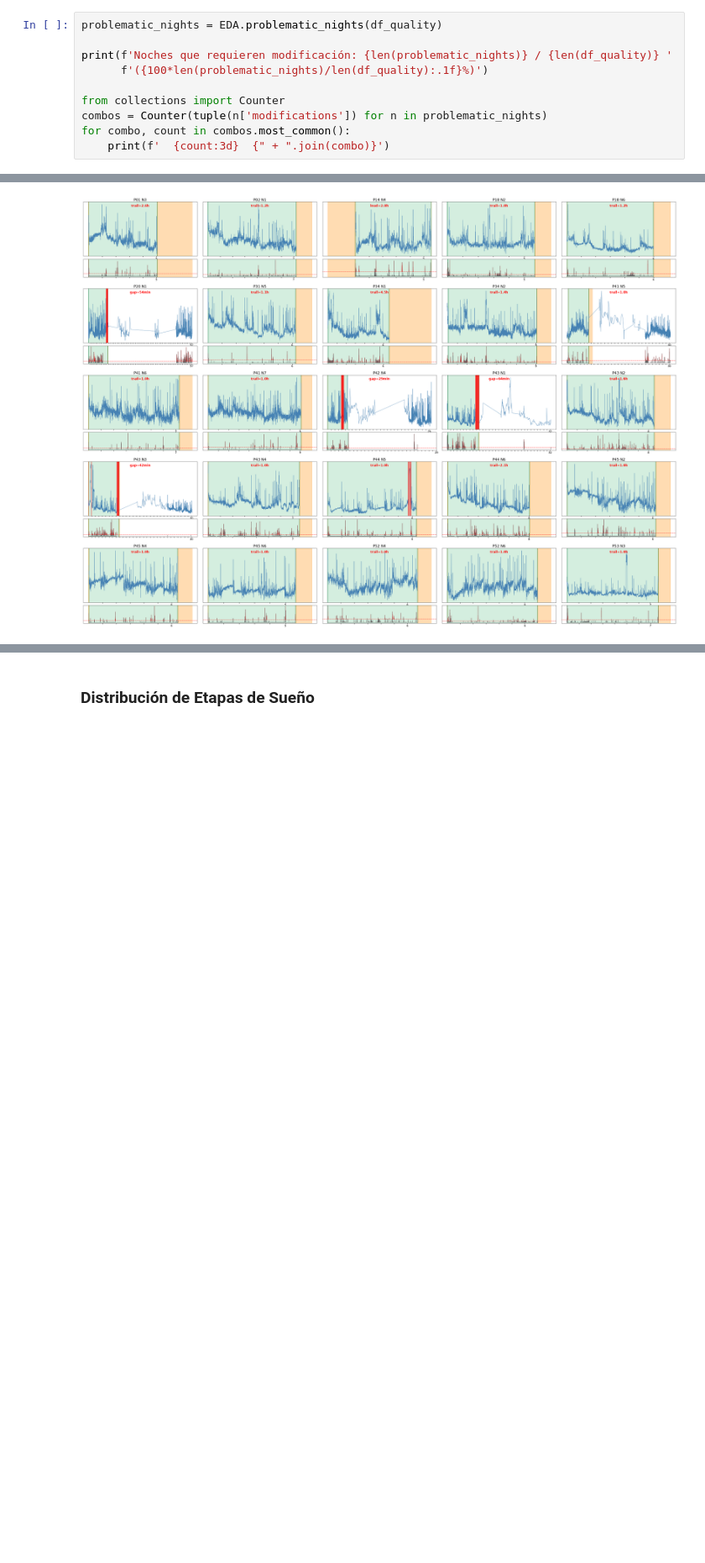
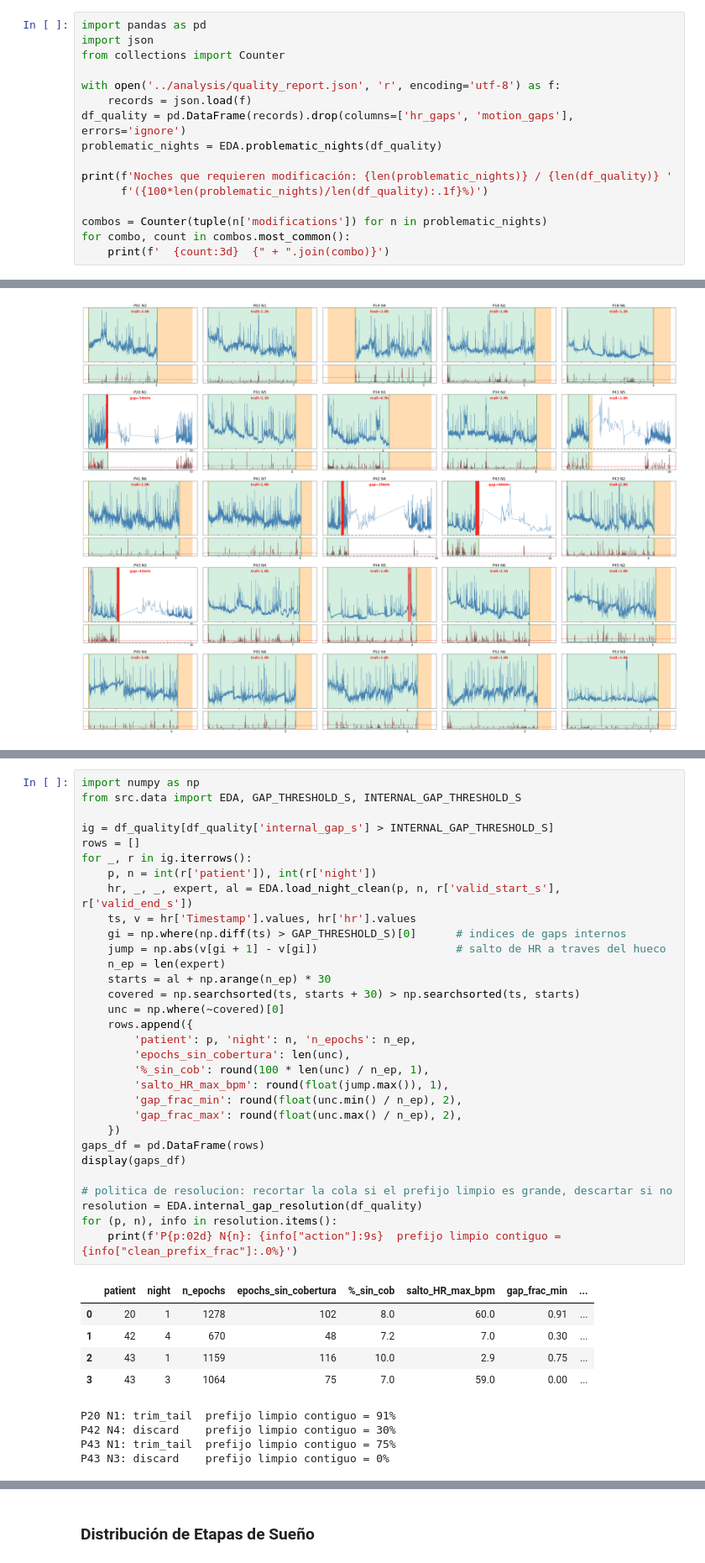
Before and after one commit to agus-pereyra/proyecto-final-ml, a Jupyter notebook: notebooks/eda.ipynb, the cells around one changed output, grey strips where cells are left out. Shown at 84% size. Drawn from its saved outputs; the diff is of its cells as text; blank space fills up the shorter version.

Commit message:
manejo de gaps internos

```diff
--- a/notebooks/eda.ipynb
+++ b/notebooks/eda.ipynb
@@ -83,10 +83,16 @@ df_quality = EDA.quality_report()
 # %%
+import pandas as pd
+import json
+from collections import Counter
+
+with open('../analysis/quality_report.json', 'r', encoding='utf-8') as f:
+    records = json.load(f)
+df_quality = pd.DataFrame(records).drop(columns=['hr_gaps', 'motion_gaps'], errors='ignore')
 problematic_nights = EDA.problematic_nights(df_quality)
 
 print(f'Noches que requieren modificación: {len(problematic_nights)} / {len(df_quality)} '
       f'({100*len(problematic_nights)/len(df_quality):.1f}%)')
 
-from collections import Counter
 combos = Counter(tuple(n['modifications']) for n in problematic_nights)
 for combo, count in combos.most_common():
     print(f'  {count:3d}  {" + ".join(combo)}')
@@ -100,0 +126,41 @@ plots.problematic_nights_overview(ncols=5)
+# %%
+import numpy as np
+from src.data import EDA, GAP_THRESHOLD_S, INTERNAL_GAP_THRESHOLD_S
+
+ig = df_quality[df_quality['internal_gap_s'] > INTERNAL_GAP_THRESHOLD_S]
+rows = []
+for _, r in ig.iterrows():
+    p, n = int(r['patient']), int(r['night'])
+    hr, _, _, expert, al = EDA.load_night_clean(p, n, r['valid_start_s'], r['valid_end_s'])
+    ts, v = hr['Timestamp'].values, hr['hr'].values
+    gi = np.where(np.diff(ts) > GAP_THRESHOLD_S)[0]      # indices de gaps internos
+    jump = np.abs(v[gi + 1] - v[gi])                     # salto de HR a traves del hueco
+    n_ep = len(expert)
+    starts = al + np.arange(n_ep) * 30
+    covered = np.searchsorted(ts, starts + 30) > np.searchsorted(ts, starts)
+    unc = np.where(~covered)[0]
+    rows.append({
+        'patient': p, 'night': n, 'n_epochs': n_ep,
+        'epochs_sin_cobertura': len(unc),
+        '%_sin_cob': round(100 * len(unc) / n_ep, 1),
+        'salto_HR_max_bpm': round(float(jump.max()), 1),
+        'gap_frac_min': round(float(unc.min() / n_ep), 2),
+        'gap_frac_max': round(float(unc.max() / n_ep), 2),
+    })
+gaps_df = pd.DataFrame(rows)
+display(gaps_df)
+
+# politica de resolucion: recortar la cola si el prefijo limpio es grande, descartar si no
+resolution = EDA.internal_gap_resolution(df_quality)
+for (p, n), info in resolution.items():
+    print(f'P{p:02d} N{n}: {info["action"]:9s}  prefijo limpio contiguo = {info["clean_prefix_frac"]:.0%}')
+# %% [output]
+|  | patient | night | n_epochs | epochs_sin_cobertura | %_sin_cob | salto_HR_max_bpm | gap_frac_min | ... |
+| 0 | 20 | 1 | 1278 | 102 | 8.0 | 60.0 | 0.91 | ... |
+| 1 | 42 | 4 | 670 | 48 | 7.2 | 7.0 | 0.30 | ... |
+| 2 | 43 | 1 | 1159 | 116 | 10.0 | 2.9 | 0.75 | ... |
+| 3 | 43 | 3 | 1064 | 75 | 7.0 | 59.0 | 0.00 | ... |
+P20 N1: trim_tail  prefijo limpio contiguo = 91%
+P42 N4: discard    prefijo limpio contiguo = 30%
+P43 N1: trim_tail  prefijo limpio contiguo = 75%
+P43 N3: discard    prefijo limpio contiguo = 0%
```
Also changed, not shown: parts of 7 cells of this notebook, 5 other files.
